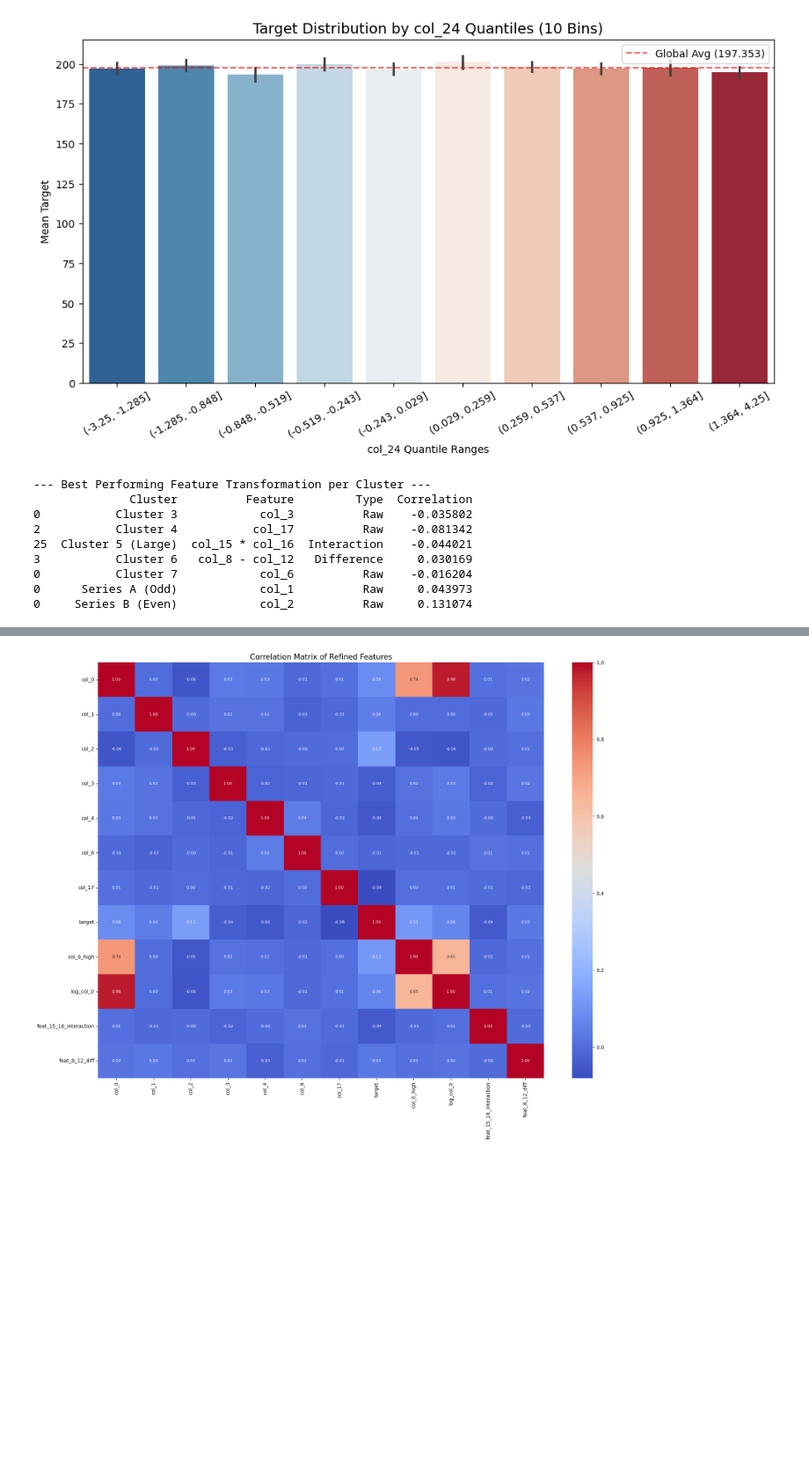
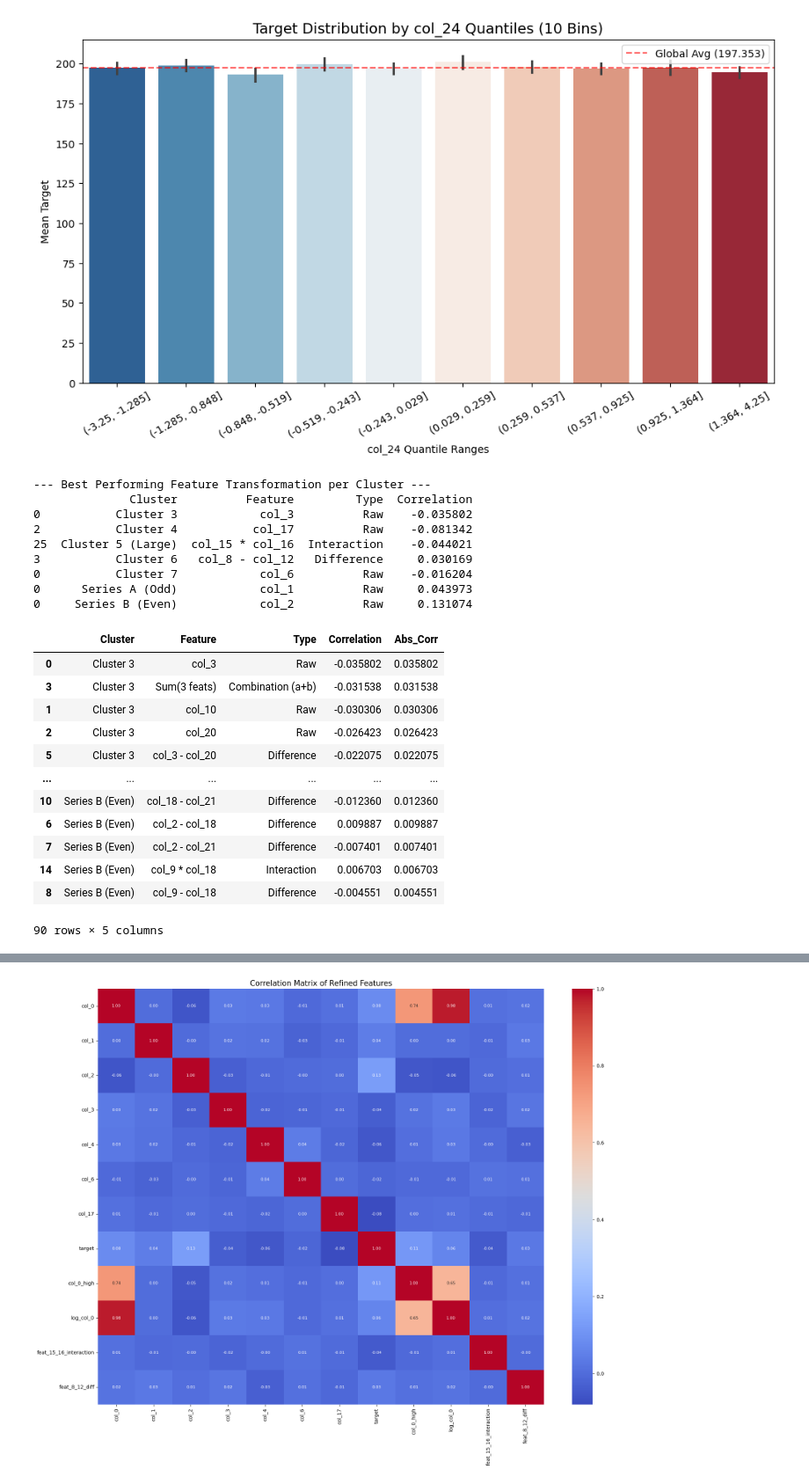
Before and after one commit to M-Rodani1/qmml-market-making-hackathon, a Jupyter notebook: round_8/round_8.ipynb, the cells around one changed output, grey strips where cells are left out. Shown at 88% size. Saved outputs shown, nothing was run; the diff lists cells and outputs as text; code cells hidden in the pictures; blank space fills up the shorter version.

```diff
--- a/round_8/round_8.ipynb
+++ b/round_8/round_8.ipynb
@@ -956,34 +956,47 @@ def evaluate_cluster_features(df, cluster_name, features, target='target'):
         results.append({'Cluster': cluster_name, 'Feature': f"{a} * {b}", 'Type': 'Interaction', 'Correlation': corr_inter})
 
     return pd.DataFrame(results)
 
 # Run evaluation for all clusters
 all_results = []
 for name, cols in clusters.items():
     all_results.append(evaluate_cluster_features(df, name, cols))
 
 # Combine and sort by absolute correlation strength
 summary_df = pd.concat(all_results)
 summary_df['Abs_Corr'] = summary_df['Correlation'].abs()
 summary_df = summary_df.sort_values(by=['Cluster', 'Abs_Corr'], ascending=[True, False])
 
 # Show top performing feature for each cluster
 best_per_cluster = summary_df.groupby('Cluster').head(1)
 print("--- Best Performing Feature Transformation per Cluster ---")
 print(best_per_cluster[['Cluster', 'Feature', 'Type', 'Correlation']])
 
 # To see the full comparison:
-# print(summary_df)
+display(summary_df)
 # %% [output]
 --- Best Performing Feature Transformation per Cluster ---
               Cluster          Feature         Type  Correlation
 0           Cluster 3            col_3          Raw    -0.035802
 2           Cluster 4           col_17          Raw    -0.081342
 25  Cluster 5 (Large)  col_15 * col_16  Interaction    -0.044021
 3           Cluster 6   col_8 - col_12   Difference     0.030169
 0           Cluster 7            col_6          Raw    -0.016204
 0      Series A (Odd)            col_1          Raw     0.043973
 0     Series B (Even)            col_2          Raw     0.131074
+|  | Cluster | Feature | Type | Correlation | Abs_Corr |
+| 0 | Cluster 3 | col_3 | Raw | -0.035802 | 0.035802 |
+| 3 | Cluster 3 | Sum(3 feats) | Combination (a+b) | -0.031538 | 0.031538 |
+| 1 | Cluster 3 | col_10 | Raw | -0.030306 | 0.030306 |
+| 2 | Cluster 3 | col_20 | Raw | -0.026423 | 0.026423 |
+| 5 | Cluster 3 | col_3 - col_20 | Difference | -0.022075 | 0.022075 |
+| ... | ... | ... | ... | ... | ... |
+| 10 | Series B (Even) | col_18 - col_21 | Difference | -0.012360 | 0.012360 |
+| 6 | Series B (Even) | col_2 - col_18 | Difference | 0.009887 | 0.009887 |
+| 7 | Series B (Even) | col_2 - col_21 | Difference | -0.007401 | 0.007401 |
+| 14 | Series B (Even) | col_9 * col_18 | Interaction | 0.006703 | 0.006703 |
+| 8 | Series B (Even) | col_9 - col_18 | Difference | -0.004551 | 0.004551 |
+90 rows × 5 columns
 # %%
 # Create the final refined dataframe
 df_final = df.copy()
```
Also changed, not shown: parts of 5 cells of this notebook.
